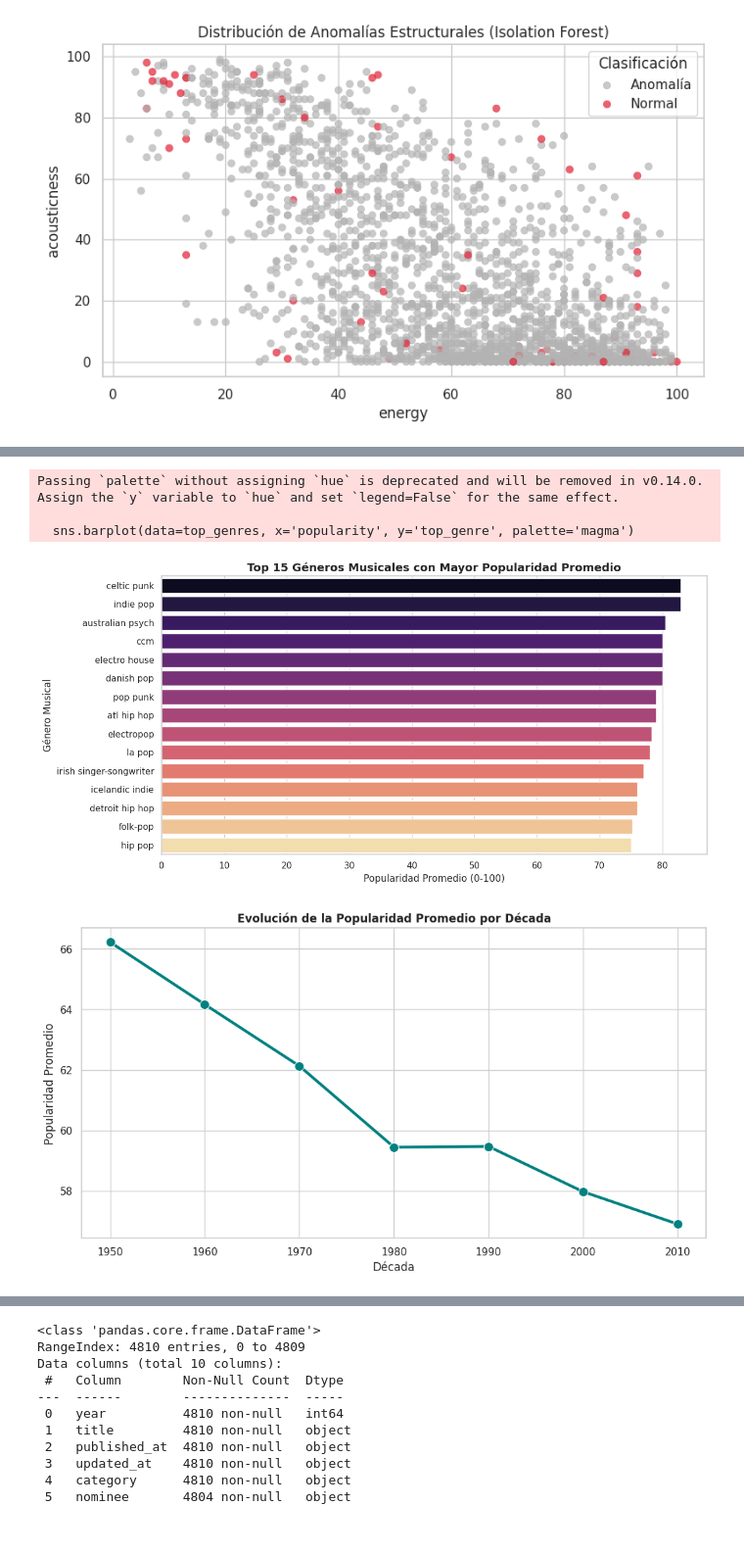
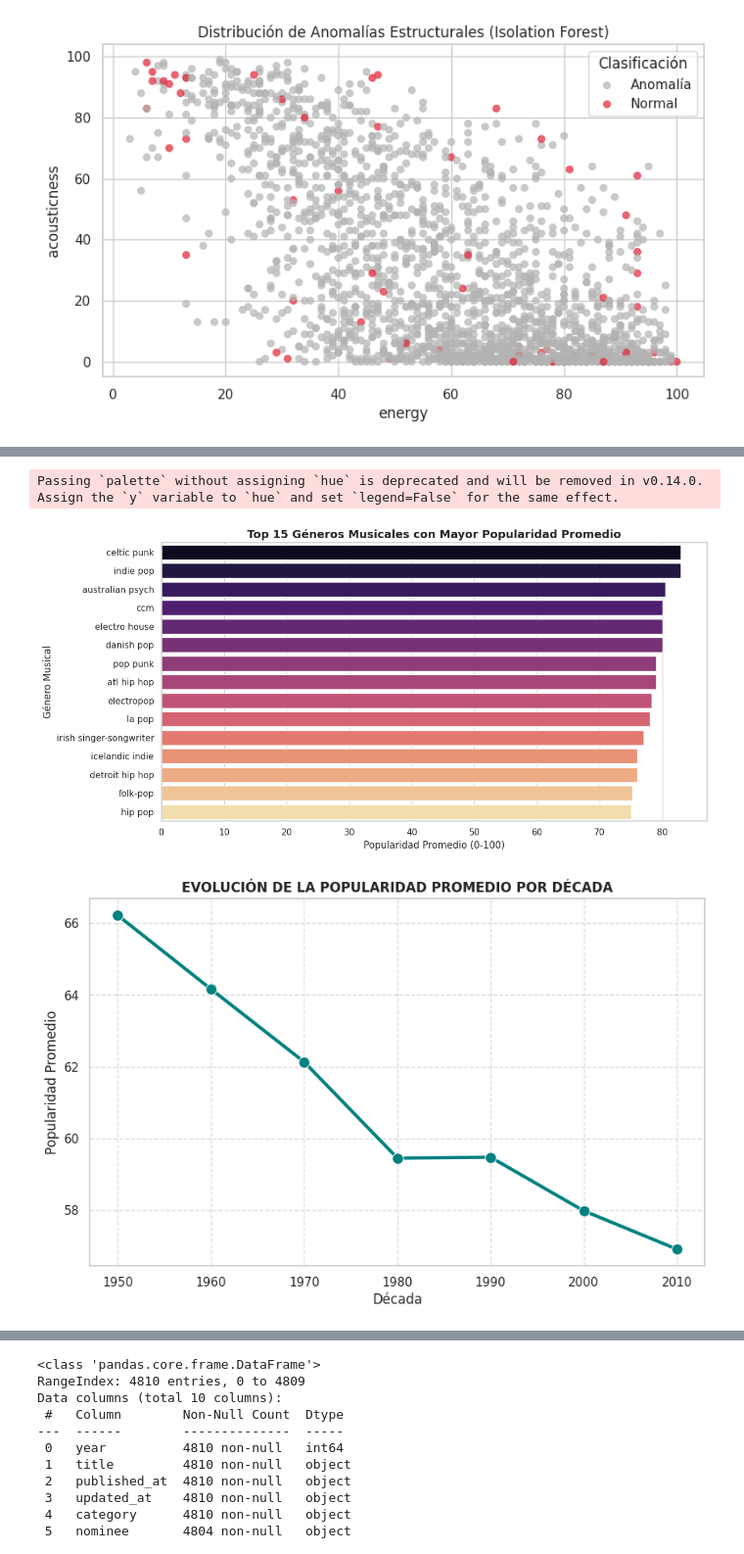
Before and after one commit to 17Juan08/Spotify_Streaming_Audit, a Jupyter notebook: Group4_Spotify_Streaming_Audit.ipynb, the cells around one changed output, grey strips where cells are left out. Shown at 98% size. Drawn from its saved outputs; the diff is of its cells as text; code cells hidden in the pictures.

Commit message:
Se organiza y se aplican estándares de código y las buenas prácticas

```diff
--- a/Group4_Spotify_Streaming_Audit.ipynb
+++ b/Group4_Spotify_Streaming_Audit.ipynb
@@ -134,6 +134,11 @@ import re
 # %%
 def clean_column_name(name):
-    # Convertir a minúsculas, reemplazar espacios por _, eliminar caracteres no alfanuméricos
+    """
+    Normaliza los nombres de las columnas siguiendo estándares de Clean Code:
+    1. Convierte a minúsculas.
+    2. Elimina espacios en blanco.
+    3. Reemplaza símbolos y espacios por guiones bajos.
+    """
     name = name.lower().strip()
     name = re.sub(r'[\s\-\.]+', '_', name)
     name = re.sub(r'[^a-z0-9_]', '', name)
@@ -143,13 +149,16 @@ def clean_column_name(name):
 # %%
-# The file ID extracted from your link
-file_id = '16IRW1v7iFndjO_DzVLmVZdmt1J_-xe57'
-file_id_2 = '1nODybfk9QTXcYQDbRX3TWDu0x_0q9mlx'
-# Converting the sharing link to a direct download link
-url = f'https://drive.google.com/uc?id={file_id}&export=download'
-url_2 = f'https://drive.google.com/uc?id={file_id_2}&export=download'
+# IDs de archivos en Google Drive
+file_id_spotify = '16IRW1v7iFndjO_DzVLmVZdmt1J_-xe57'
+file_id_grammy = '1nODybfk9QTXcYQDbRX3TWDu0x_0q9mlx'
 
+# Construcción de URLs de descarga directa
+url_spotify = f'https://drive.google.com/uc?id={file_id_spotify}&export=download'
+url_grammy = f'https://drive.google.com/uc?id={file_id_grammy}&export=download'
 
-df = pd.read_csv(url)
-df_2 = pd.read_csv(url_2)
-df.head()
+# Carga inicial de datos
+df = pd.read_csv(url_spotify)
+df_2 = pd.read_csv(url_grammy)
+
+print("Datasets cargados exitosamente.")
+display(df.head())
 # %% [output]
@@ -462,26 +416,26 @@ plt.tight_layout()
 plt.show()
 # %% [output]
 Passing `palette` without assigning `hue` is deprecated and will be removed in v0.14.0. Assign the `y` variable to `hue` and set `legend=False` for the same effect.
-
-  sns.barplot(data=top_genres, x='popularity', y='top_genre', palette='magma')
 [figure]
 # %%
-# =====================================================================
-# ¿Qué décadas concentran canciones con mejor desempeño?
-# =====================================================================
-# Creamos la columna de década matemáticamente
+# --- 5.2. ANÁLISIS DE DESEMPEÑO POR DÉCADA ---
+# Cálculo matemático de la década
 df['decade'] = (df['year'] // 10) * 10
 
-plt.figure()
+# Agrupación y visualización de tendencias
+plt.figure(figsize=(10, 6))
 decades_pop = df.groupby('decade')['popularity'].mean().reset_index()
+
 sns.lineplot(data=decades_pop, x='decade', y='popularity', marker='o', color='teal', linewidth=3, markersize=10)
-plt.title('Evolución de la Popularidad Promedio por Década', fontweight='bold')
+
+plt.title('EVOLUCIÓN DE LA POPULARIDAD PROMEDIO POR DÉCADA', fontweight='bold')
 plt.xlabel('Década')
 plt.ylabel('Popularidad Promedio')
-plt.xticks(decades_pop['decade']) # Para que muestre años exactos (1980, 1990...)
+plt.xticks(decades_pop['decade'])
+plt.grid(True, linestyle='--', alpha=0.7)
 plt.show()
 # %% [output]
-[figure, old version]
+[figure, new version]
 # %%
 df_2.head()
 # %% [output]
```
Also changed, not shown: parts of 79 cells of this notebook.
